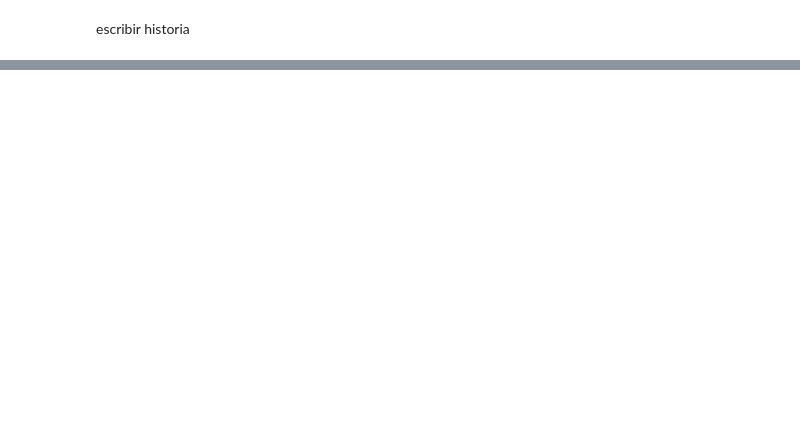
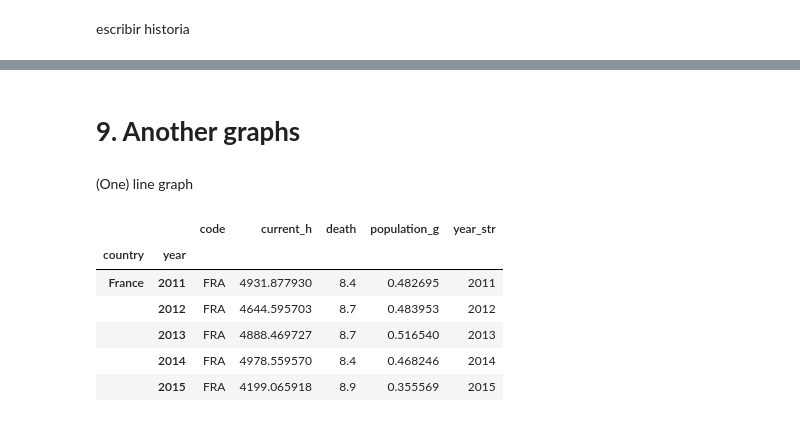
Before and after one commit to Marialerq/DataVisualization2023-2, a Jupyter notebook: 05_Dataframe.ipynb, the cells around one changed output, grey strips where cells are left out. Drawn from its saved outputs; the diff is of its cells as text; code cells hidden in the pictures; blank space fills up the shorter version.

```diff
--- a/05_Dataframe.ipynb
+++ b/05_Dataframe.ipynb
@@ -282,0 +332,15 @@ escribir historia
+# %% [markdown]
+# **9. Another graphs**
+# %% [markdown]
+(One) line graph
+# %%
+france =d2.filter(like = "France", axis=0)
+france.head()
+# %% [output]
+|  |  | code | current_h | death | population_g | year_str |
+| country | year |  |  |  |  |  |
+| France | 2011 | FRA | 4931.877930 | 8.4 | 0.482695 | 2011 |
+|  | 2012 | FRA | 4644.595703 | 8.7 | 0.483953 | 2012 |
+|  | 2013 | FRA | 4888.469727 | 8.7 | 0.516540 | 2013 |
+|  | 2014 | FRA | 4978.559570 | 8.4 | 0.468246 | 2014 |
+|  | 2015 | FRA | 4199.065918 | 8.9 | 0.355569 | 2015 |
```
Also changed, not shown: parts of 13 cells of this notebook.
